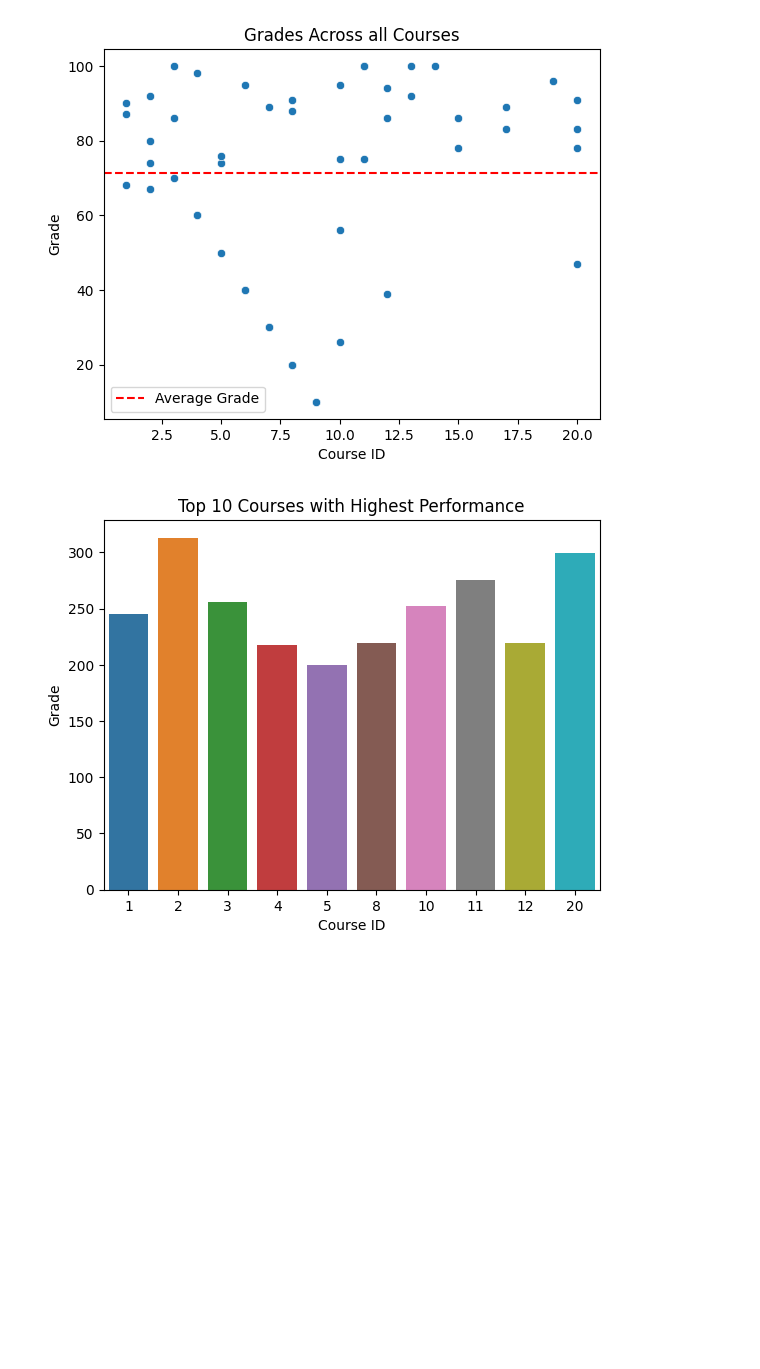
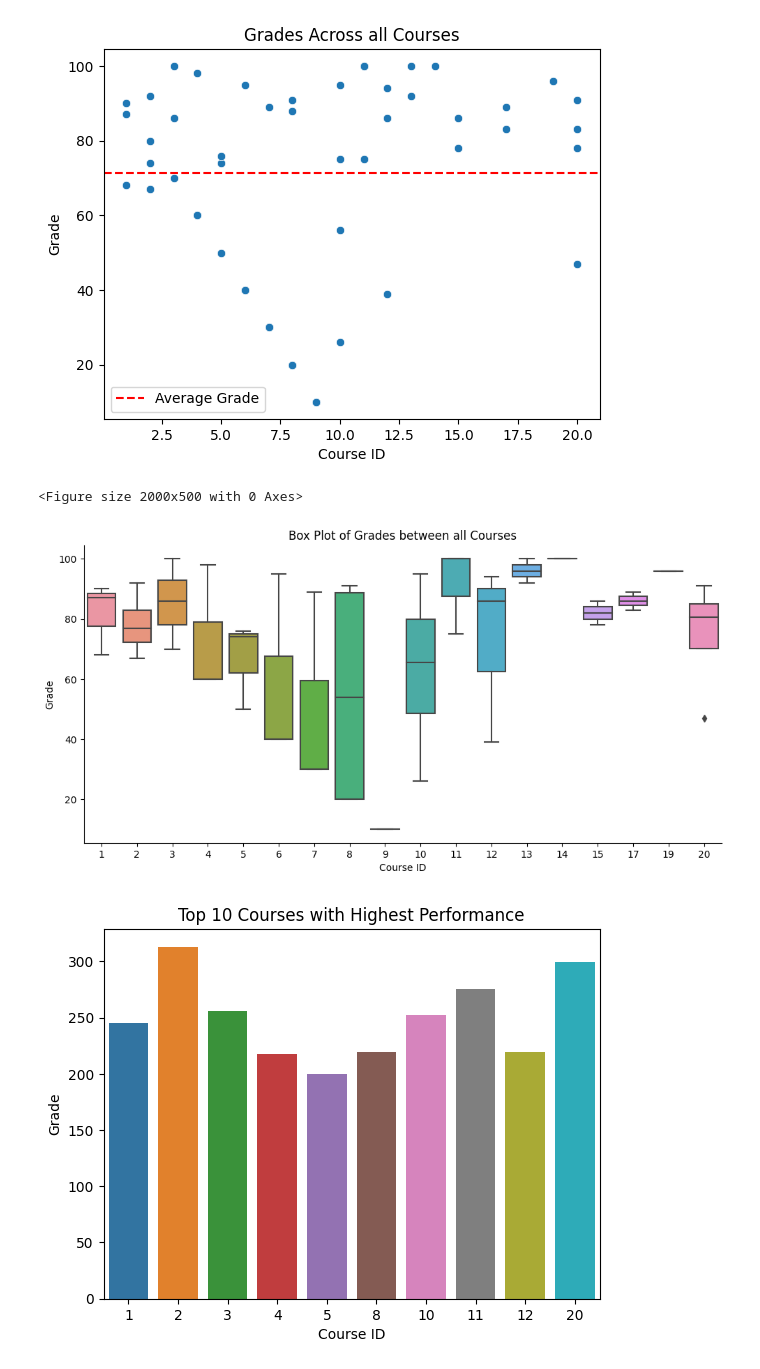
Before and after one commit to newdevon/Data-Pipeline, a Jupyter notebook: data-cleaning.ipynb, the cells around one changed output. Saved outputs shown, nothing was run; the diff lists cells and outputs as text; code cells hidden in the pictures; blank space fills up the shorter version.

Commit message:
fixed some visualizations in ipynb

```diff
--- a/data-cleaning.ipynb
+++ b/data-cleaning.ipynb
@@ -89,4 +274,15 @@ plt.legend(loc= 'lower left')
 Average Grade across all Courses: 71.28
 <matplotlib.legend.Legend at 0x...>
 [figure]
+# %%
+plt.figure(figsize=(20,5))
+sns.catplot(data=gradesdf, x="Course ID", y="Grade", kind="box", height=5, aspect=2)
+
+plt.title('Box Plot of Grades between all Courses')
+plt.xlabel('Course ID')
+plt.ylabel('Grade')
+plt.show()
+# %% [output]
+<Figure size 2000x500 with 0 Axes>
+[figure, added]
 # %%
```
Also changed, not shown: parts of 12 cells of this notebook, 1 other file.
